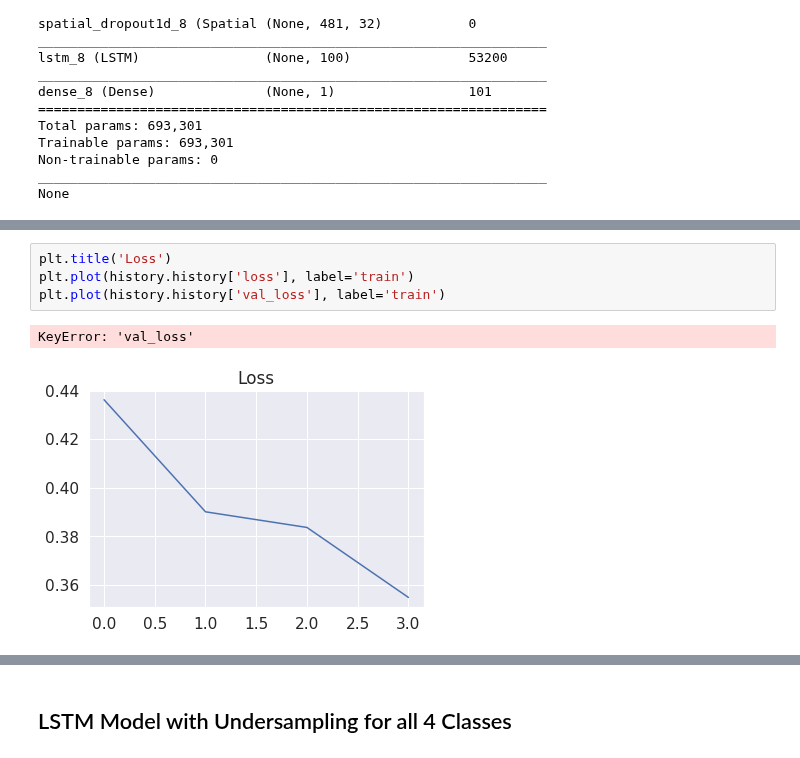
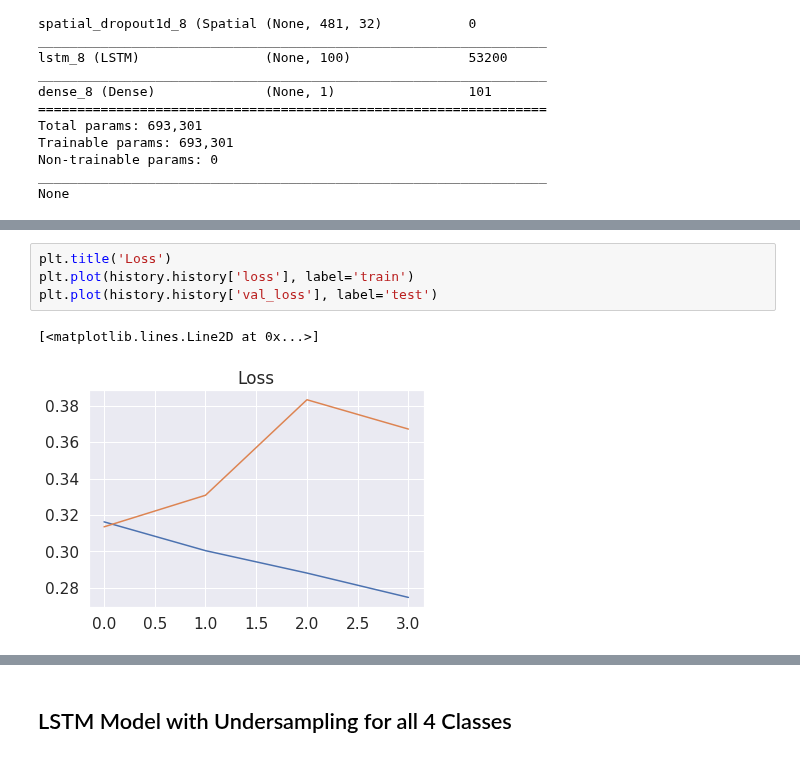
Before and after one commit to nicleong27/Beauty_Reviews, a Jupyter notebook: LSTM_Model.ipynb, the cells around one changed output, grey strips where cells are left out. Drawn from its saved outputs; the diff is of its cells as text.

```diff
--- a/LSTM_Model.ipynb
+++ b/LSTM_Model.ipynb
@@ -207,7 +214,7 @@ Text(0.5, 1, 'Confusion Matrix')
 # %%
 plt.title('Loss')
 plt.plot(history.history['loss'], label='train')
-plt.plot(history.history['val_loss'], label='train')
+plt.plot(history.history['val_loss'], label='test')
 # %% [output]
-KeyError: 'val_loss'
+[<matplotlib.lines.Line2D at 0x...>]
-[figure, old version]
+[figure, new version]
```
Also changed, not shown: parts of 12 cells of this notebook.
